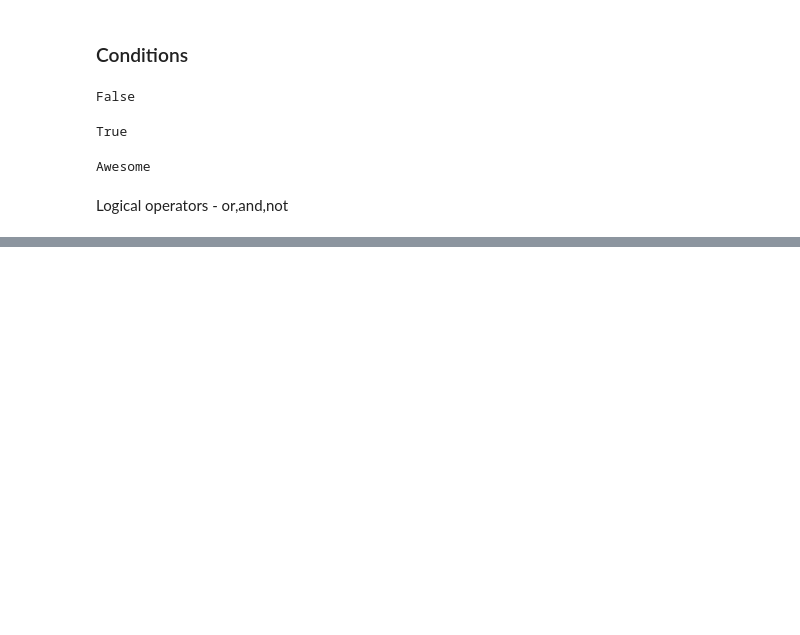
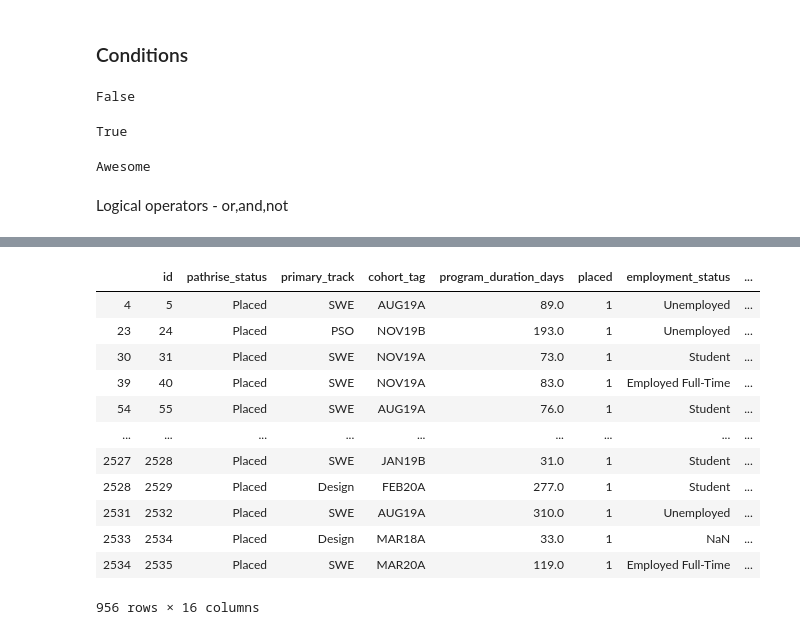
Before and after one commit to priyankasri1331/ALgorithms_Python, a Jupyter notebook: Python_Prac.ipynb, the cells around one changed output, grey strips where cells are left out. Drawn from its saved outputs; the diff is of its cells as text; code cells hidden in the pictures; blank space fills up the shorter version.

```diff
--- a/Python_Prac.ipynb
+++ b/Python_Prac.ipynb
@@ -315,0 +724,3 @@ Logical operators - or,and,not
+# %%
+df_new = pd.read_csv("data_Pathrise.csv")
+df_new.head()
@@ -315,0 +734,16 @@ Logical operators - or,and,not
+# %%
+df_new[df_new['placed'] == 1]
+# %% [output]
+|  | id | pathrise_status | primary_track | cohort_tag | program_duration_days | placed | employment_status | ... |
+| 4 | 5 | Placed | SWE | AUG19A | 89.0 | 1 | Unemployed | ... |
+| 23 | 24 | Placed | PSO | NOV19B | 193.0 | 1 | Unemployed | ... |
+| 30 | 31 | Placed | SWE | NOV19A | 73.0 | 1 | Student | ... |
+| 39 | 40 | Placed | SWE | NOV19A | 83.0 | 1 | Employed Full-Time | ... |
+| 54 | 55 | Placed | SWE | AUG19A | 76.0 | 1 | Student | ... |
+| ... | ... | ... | ... | ... | ... | ... | ... | ... |
+| 2527 | 2528 | Placed | SWE | JAN19B | 31.0 | 1 | Student | ... |
+| 2528 | 2529 | Placed | Design | FEB20A | 277.0 | 1 | Student | ... |
+| 2531 | 2532 | Placed | SWE | AUG19A | 310.0 | 1 | Unemployed | ... |
+| 2533 | 2534 | Placed | Design | MAR18A | 33.0 | 1 | NaN | ... |
+| 2534 | 2535 | Placed | SWE | MAR20A | 119.0 | 1 | Employed Full-Time | ... |
+956 rows × 16 columns
```
Also changed, not shown: parts of 82 cells of this notebook.
